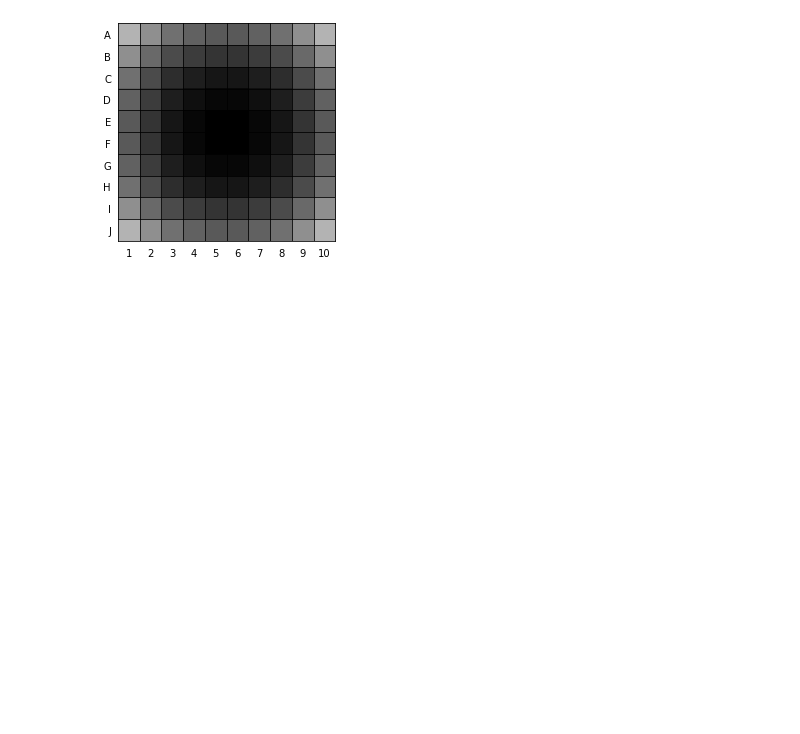
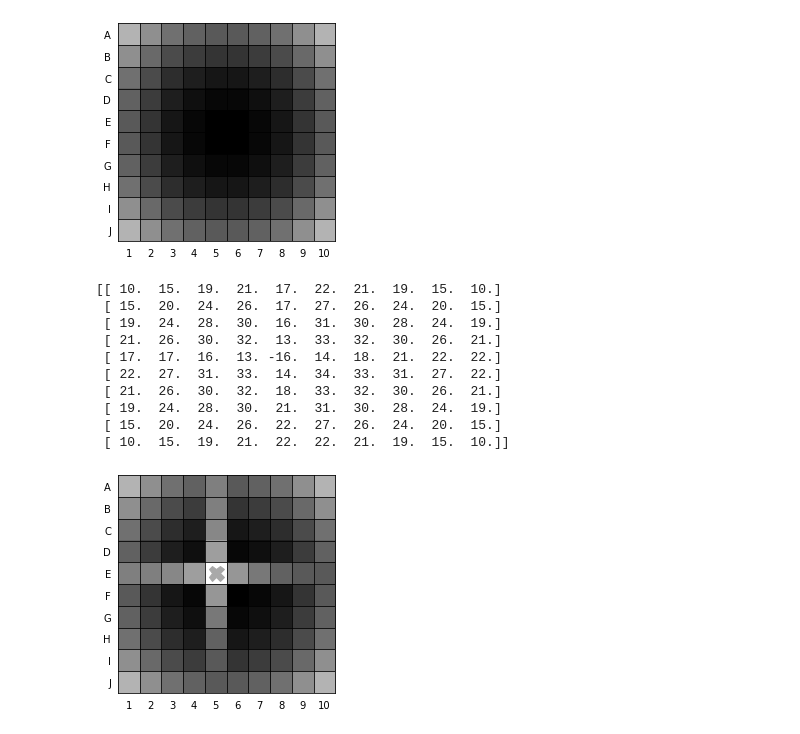
Before and after one commit to lnadi17/battleship-simulator, a Jupyter notebook: final-strategy.ipynb, the cells around one changed output. Saved outputs shown, nothing was run; the diff lists cells and outputs as text; code cells hidden in the pictures; blank space fills up the shorter version.

```diff
--- a/final-strategy.ipynb
+++ b/final-strategy.ipynb
@@ -426,0 +515,16 @@ board.get_figure(pdf=True)
+# %%
+board.set_probabilities(superposition(probabilities))
+print(superposition(probabilities))
+board.get_figure(pdf=True)
+# %% [output]
+[[ 10.  15.  19.  21.  17.  22.  21.  19.  15.  10.]
+ [ 15.  20.  24.  26.  17.  27.  26.  24.  20.  15.]
+ [ 19.  24.  28.  30.  16.  31.  30.  28.  24.  19.]
+ [ 21.  26.  30.  32.  13.  33.  32.  30.  26.  21.]
+ [ 17.  17.  16.  13. -16.  14.  18.  21.  22.  22.]
+ [ 22.  27.  31.  33.  14.  34.  33.  31.  27.  22.]
+ [ 21.  26.  30.  32.  18.  33.  32.  30.  26.  21.]
+ [ 19.  24.  28.  30.  21.  31.  30.  28.  24.  19.]
+ [ 15.  20.  24.  26.  22.  27.  26.  24.  20.  15.]
+ [ 10.  15.  19.  21.  22.  22.  21.  19.  15.  10.]]
+[figure, added]
```
Also changed, not shown: parts of 3 cells of this notebook.
